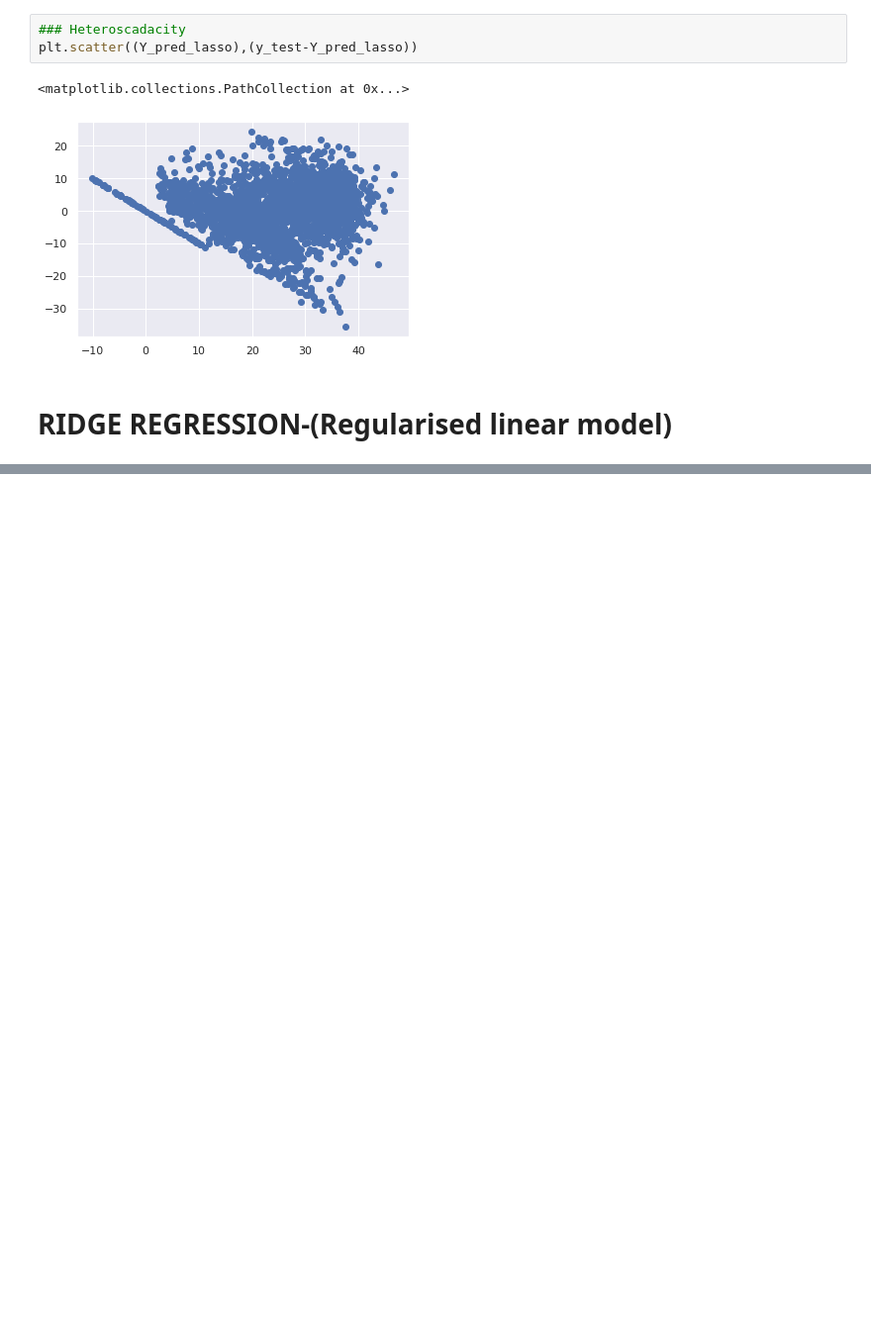
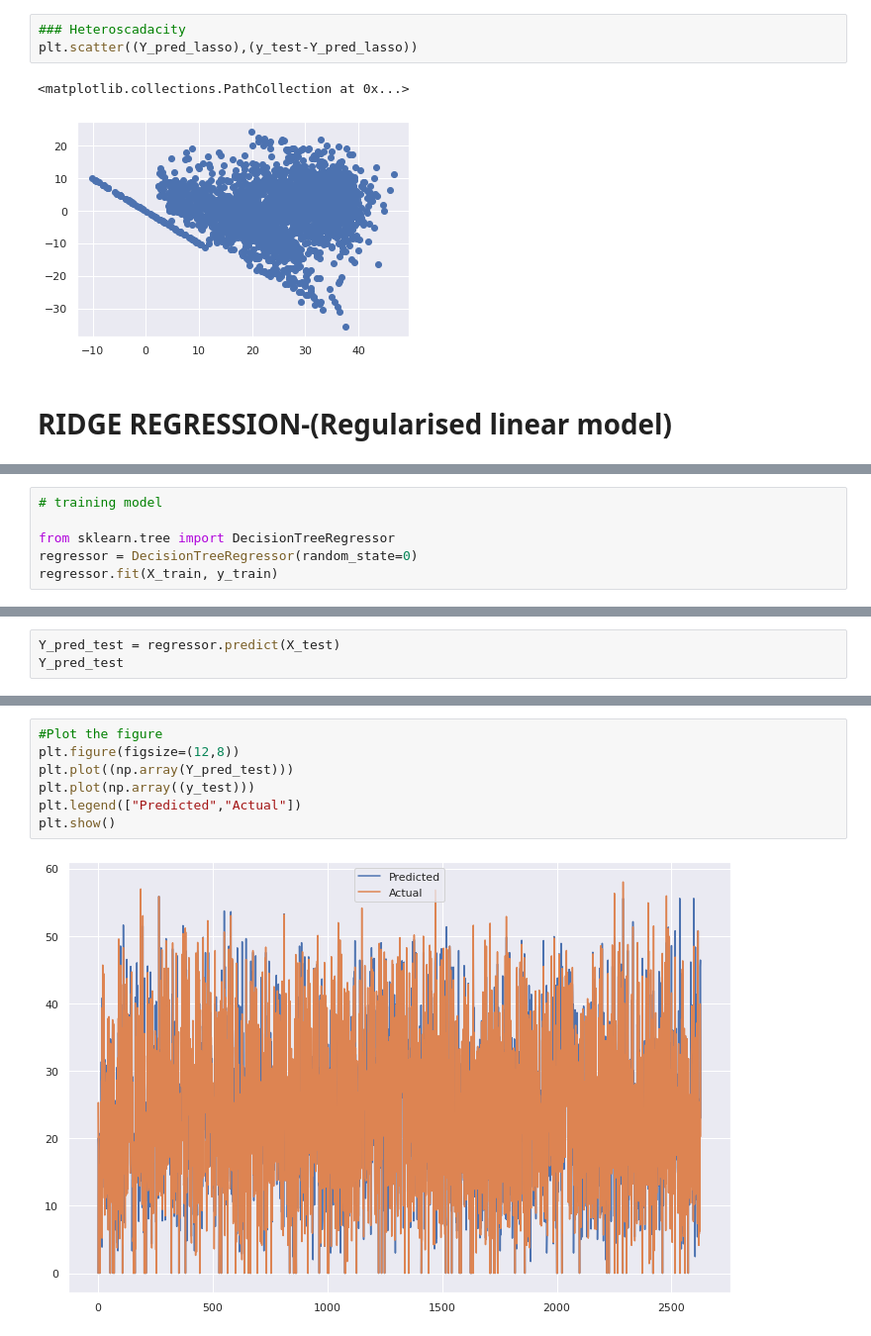
Before and after one commit to praveenbejo95/Bike-sharing-demand-prediction-ML-regression-project-, a Jupyter notebook: Bike_Sharing_Demand_Prediction(Pravin_notebook)_Capstone_Project.ipynb, the cells around one changed output, grey strips where cells are left out. Shown at 99% size. Cells and saved outputs as stored; diff of their text form; blank space fills up the shorter version.

```diff
--- a/Bike_Sharing_Demand_Prediction(Pravin_notebook)_Capstone_Project.ipynb
+++ b/Bike_Sharing_Demand_Prediction(Pravin_notebook)_Capstone_Project.ipynb
@@ -946,0 +1007,6 @@ plt.scatter((Y_pred_lasso),(y_test-Y_pred_lasso))
+# %%
+# training model
+
+from sklearn.tree import DecisionTreeRegressor
+regressor = DecisionTreeRegressor(random_state=0)
+regressor.fit(X_train, y_train)
@@ -946,0 +1021,3 @@ plt.scatter((Y_pred_lasso),(y_test-Y_pred_lasso))
+# %%
+Y_pred_test = regressor.predict(X_test)
+Y_pred_test
@@ -946,0 +1064,9 @@ plt.scatter((Y_pred_lasso),(y_test-Y_pred_lasso))
+# %%
+#Plot the figure
+plt.figure(figsize=(12,8))
+plt.plot((np.array(Y_pred_test)))
+plt.plot(np.array((y_test)))
+plt.legend(["Predicted","Actual"])
+plt.show()
+# %% [output]
+[figure, added]
```
Also changed, not shown: parts of 34 cells of this notebook.
